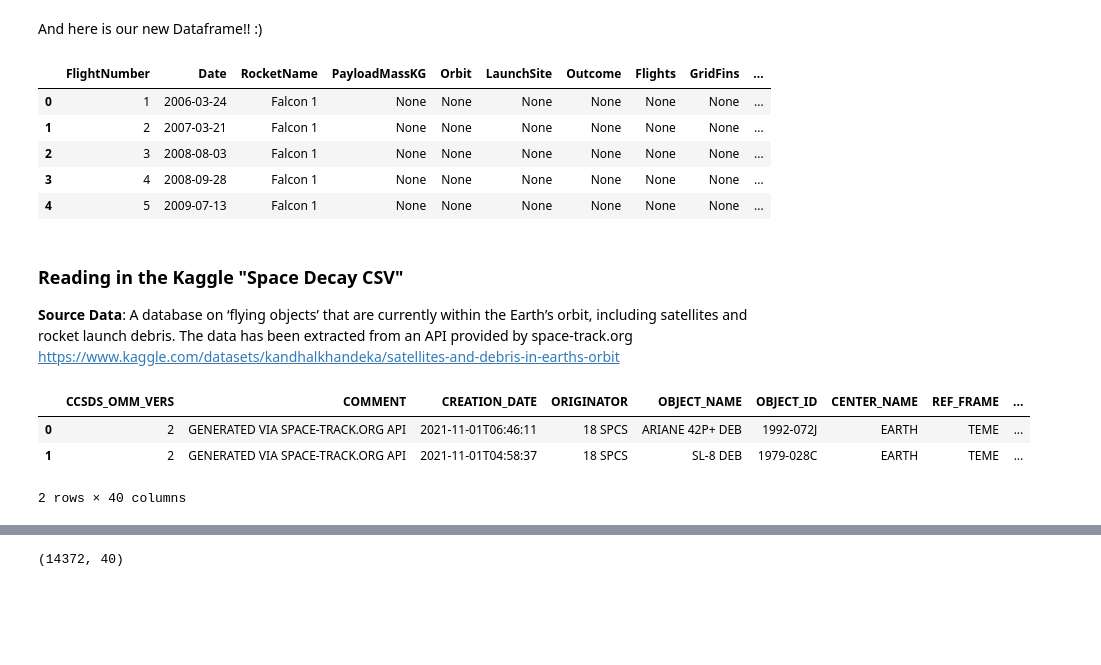
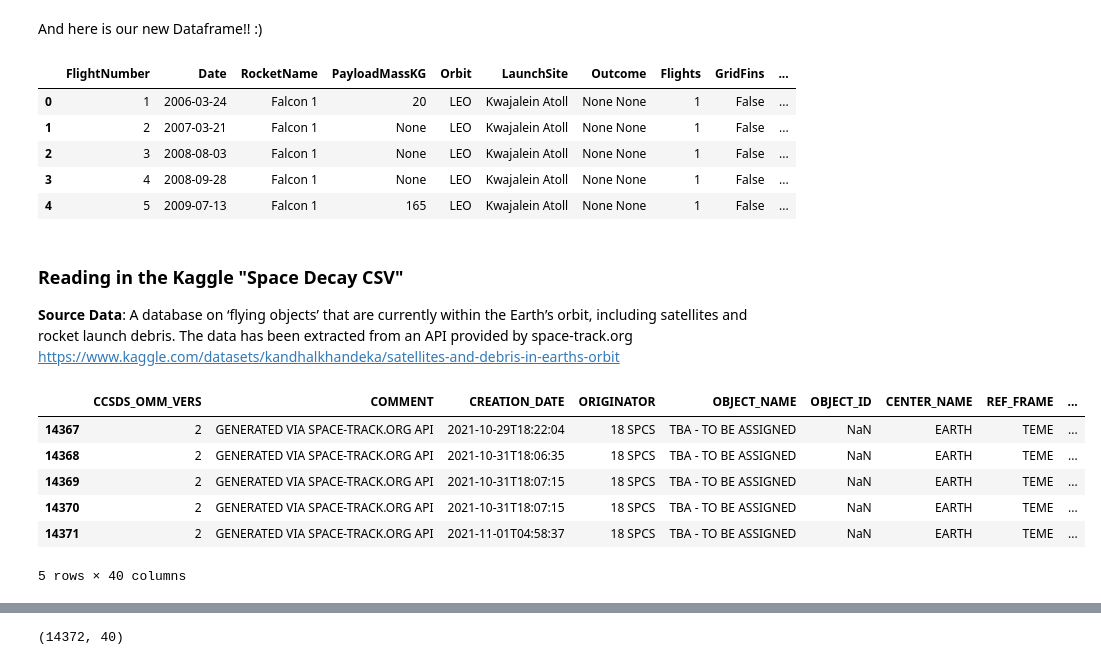
Before and after one commit to AbigailKempson/CFG_final_project, a Jupyter notebook: CFG_Final_Project_Version_3.ipynb, the cells around one changed output, grey strips where cells are left out. Saved outputs shown, nothing was run; the diff lists cells and outputs as text; code cells hidden in the pictures; blank space fills up the shorter version.

```diff
--- a/CFG_Final_Project_Version_3.ipynb
+++ b/CFG_Final_Project_Version_3.ipynb
@@ -576,14 +541,14 @@ dflaunch.shape
 And here is our new Dataframe!! :)
 # %%
 # Show the head of the dataframe
-dflaunch.head(5)
+dflaunch.head()
 # %% [output]
 |  | FlightNumber | Date | RocketName | PayloadMassKG | Orbit | LaunchSite | Outcome | Flights | GridFins | ... |
-| 0 | 1 | 2006-03-24 | Falcon 1 | None | None | None | None | None | None | ... |
-| 1 | 2 | 2007-03-21 | Falcon 1 | None | None | None | None | None | None | ... |
-| 2 | 3 | 2008-08-03 | Falcon 1 | None | None | None | None | None | None | ... |
-| 3 | 4 | 2008-09-28 | Falcon 1 | None | None | None | None | None | None | ... |
-| 4 | 5 | 2009-07-13 | Falcon 1 | None | None | None | None | None | None | ... |
+| 0 | 1 | 2006-03-24 | Falcon 1 | 20 | LEO | Kwajalein Atoll | None None | 1 | False | ... |
+| 1 | 2 | 2007-03-21 | Falcon 1 | None | LEO | Kwajalein Atoll | None None | 1 | False | ... |
+| 2 | 3 | 2008-08-03 | Falcon 1 | None | LEO | Kwajalein Atoll | None None | 1 | False | ... |
+| 3 | 4 | 2008-09-28 | Falcon 1 | None | LEO | Kwajalein Atoll | None None | 1 | False | ... |
+| 4 | 5 | 2009-07-13 | Falcon 1 | 165 | LEO | Kwajalein Atoll | None None | 1 | False | ... |
 # %% [markdown]
 ### Reading in the Kaggle "Space Decay CSV"
 
@@ -591,9 +556,12 @@ dflaunch.head(5)
 # %%
 import pandas as pd
 df_space_decay = pd.read_csv('space_decay.csv')
-df_space_decay.head(2)
+df_space_decay.tail(5)
 # %% [output]
 |  | CCSDS_OMM_VERS | COMMENT | CREATION_DATE | ORIGINATOR | OBJECT_NAME | OBJECT_ID | CENTER_NAME | REF_FRAME | ... |
-| 0 | 2 | GENERATED VIA SPACE-TRACK.ORG API | 2021-11-01T06:46:11 | 18 SPCS | ARIANE 42P+ DEB | 1992-072J | EARTH | TEME | ... |
-| 1 | 2 | GENERATED VIA SPACE-TRACK.ORG API | 2021-11-01T04:58:37 | 18 SPCS | SL-8 DEB | 1979-028C | EARTH | TEME | ... |
+| 14367 | 2 | GENERATED VIA SPACE-TRACK.ORG API | 2021-10-29T18:22:04 | 18 SPCS | TBA - TO BE ASSIGNED | NaN | EARTH | TEME | ... |
+| 14368 | 2 | GENERATED VIA SPACE-TRACK.ORG API | 2021-10-31T18:06:35 | 18 SPCS | TBA - TO BE ASSIGNED | NaN | EARTH | TEME | ... |
+| 14369 | 2 | GENERATED VIA SPACE-TRACK.ORG API | 2021-10-31T18:07:15 | 18 SPCS | TBA - TO BE ASSIGNED | NaN | EARTH | TEME | ... |
+| 14370 | 2 | GENERATED VIA SPACE-TRACK.ORG API | 2021-10-31T18:07:15 | 18 SPCS | TBA - TO BE ASSIGNED | NaN | EARTH | TEME | ... |
+| 14371 | 2 | GENERATED VIA SPACE-TRACK.ORG API | 2021-11-01T04:58:37 | 18 SPCS | TBA - TO BE ASSIGNED | NaN | EARTH | TEME | ... |
-2 rows × 40 columns
+5 rows × 40 columns
```
Also changed, not shown: parts of 49 cells of this notebook.
